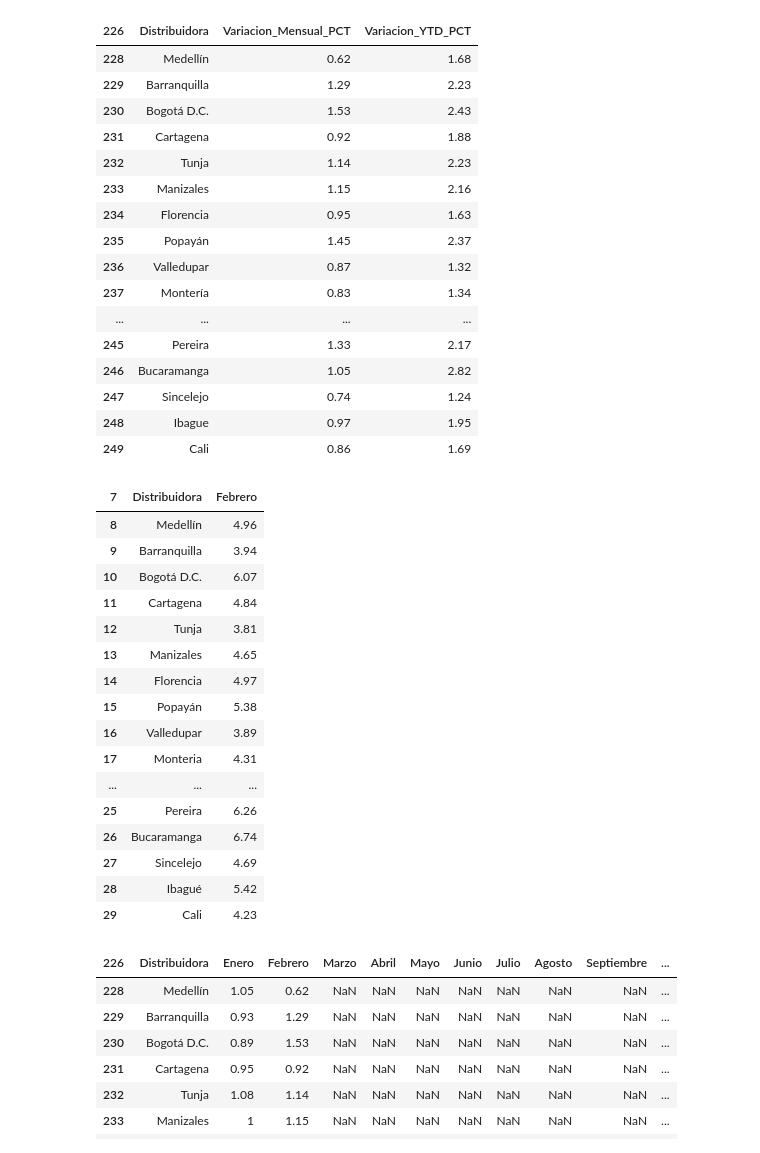
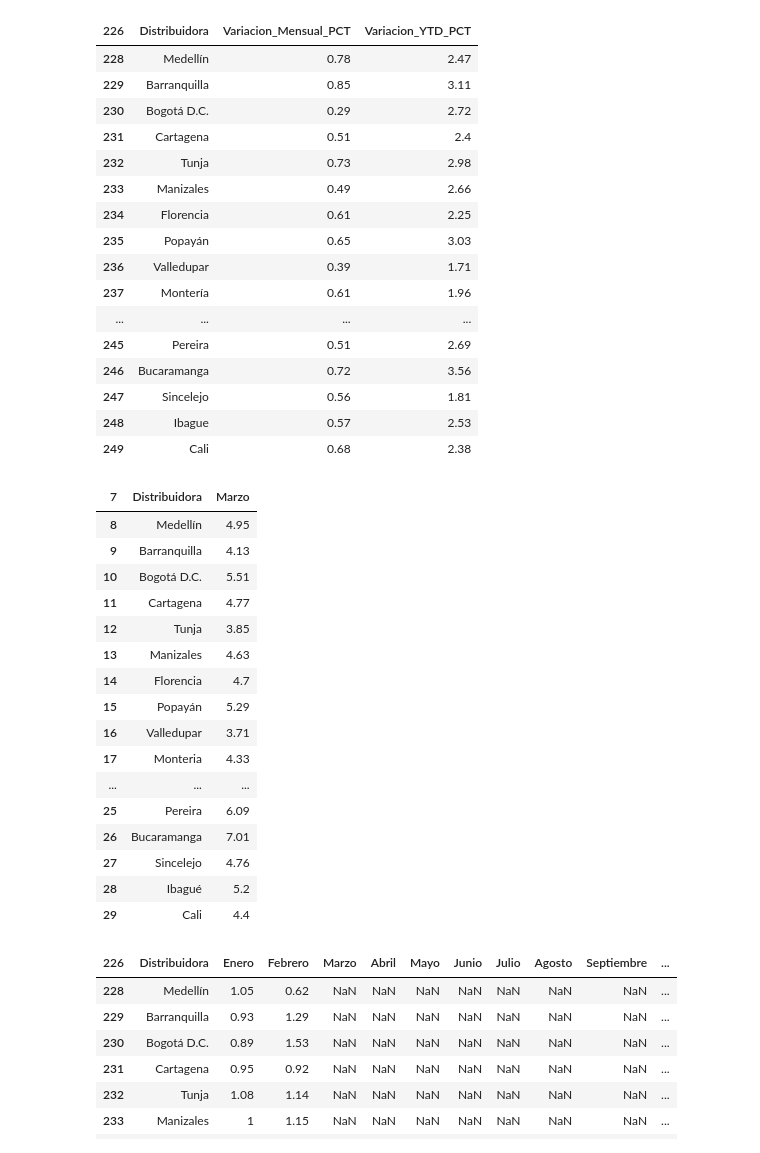
Before and after one commit to alejomd17/scrapping_temperature, a Jupyter notebook: scrapping_temperature.ipynb, the cells around one changed output. Drawn from its saved outputs; the diff is of its cells as text; code cells hidden in the pictures.

```diff
--- a/scrapping_temperature.ipynb
+++ b/scrapping_temperature.ipynb
@@ -236,46 +252,45 @@ URUGUAY
 # %%
 import requests
 import pandas as pd
 from io import BytesIO
 
-month_short = 'feb'
+month_short = 'mar'
 url_excel = f'https://www.dane.gov.co/files/operaciones/IPC/{month_short}2025/anex-IPC-CiudadesMensuales-{month_short}2025.xlsx'
 df_inflation_colombia_mensual = pd.read_excel(url_excel, header=None)
 df_inflation_colombia_mensual = df_inflation_colombia_mensual.loc[df_inflation_colombia_mensual[(df_inflation_colombia_mensual[0] == ' Variaciones mensuales 2025')].index[0] + 1:]
 df_inflation_colombia_mensual = df_inflation_colombia_mensual.loc[:df_inflation_colombia_mensual[(df_inflation_colombia_mensual[0] == 'Otras áreas urbanas')].index[0] -1]
 df_inflation_colombia_mensual.columns = df_inflation_colombia_mensual.iloc[0]
 df_inflation_colombia_mensual = df_inflation_colombia_mensual[2:]
 df_inflation_colombia_mensual = df_inflation_colombia_mensual.rename(columns={'Mes':'Distribuidora'})
 month_long = [m for m in df_inflation_colombia_mensual.columns if month_short in m[:3].lower()]
 col_select =  ['Distribuidora'] + month_long + ['Año corrido']
 df_inflation_colombia_mensual = df_inflation_colombia_mensual[col_select]
 df_inflation_colombia_mensual = df_inflation_colombia_mensual.rename(columns={month_long[0]:'Variacion_Mensual_PCT',
                                                                               'Año corrido':'Variacion_YTD_PCT'})
 df_inflation_colombia_mensual
 # %% [output]
 | 226 | Distribuidora | Variacion_Mensual_PCT | Variacion_YTD_PCT |
-| 228 | Medellín | 0.62 | 1.68 |
-| 229 | Barranquilla | 1.29 | 2.23 |
-| 230 | Bogotá D.C. | 1.53 | 2.43 |
-| 231 | Cartagena | 0.92 | 1.88 |
-| 232 | Tunja | 1.14 | 2.23 |
-| 233 | Manizales | 1.15 | 2.16 |
-| 234 | Florencia | 0.95 | 1.63 |
-| 235 | Popayán | 1.45 | 2.37 |
-| 236 | Valledupar | 0.87 | 1.32 |
-| 237 | Montería | 0.83 | 1.34 |
+| 228 | Medellín | 0.78 | 2.47 |
+| 229 | Barranquilla | 0.85 | 3.11 |
+| 230 | Bogotá D.C. | 0.29 | 2.72 |
+| 231 | Cartagena | 0.51 | 2.4 |
+| 232 | Tunja | 0.73 | 2.98 |
+| 233 | Manizales | 0.49 | 2.66 |
+| 234 | Florencia | 0.61 | 2.25 |
+| 235 | Popayán | 0.65 | 3.03 |
+| 236 | Valledupar | 0.39 | 1.71 |
+| 237 | Montería | 0.61 | 1.96 |
 | ... | ... | ... | ... |
-| 245 | Pereira | 1.33 | 2.17 |
-| 246 | Bucaramanga | 1.05 | 2.82 |
-| 247 | Sincelejo | 0.74 | 1.24 |
-| 248 | Ibague | 0.97 | 1.95 |
-| 249 | Cali | 0.86 | 1.69 |
+| 245 | Pereira | 0.51 | 2.69 |
+| 246 | Bucaramanga | 0.72 | 3.56 |
+| 247 | Sincelejo | 0.56 | 1.81 |
+| 248 | Ibague | 0.57 | 2.53 |
+| 249 | Cali | 0.68 | 2.38 |
 # %%
 import requests
 import pandas as pd
 from io import BytesIO
 
-month_short = 'feb'
 url_excel = f'https://www.dane.gov.co/files/operaciones/IPC/{month_short}2025/anex-IPC-CiudadesAnuales-{month_short}2025.xlsx'
 df_inflation_colombia_anual = pd.read_excel(url_excel, header=None)
 df_inflation_colombia_anual = df_inflation_colombia_anual.loc[df_inflation_colombia_anual[(df_inflation_colombia_anual[1] == 'Ciudad')].index[0]:]
@@ -288,23 +303,23 @@ col_select =  ['Distribuidora'] + month_long
 df_inflation_colombia_anual = df_inflation_colombia_anual[col_select]
 df_inflation_colombia_anual
 # %% [output]
-| 7 | Distribuidora | Febrero |
-| 8 | Medellín | 4.96 |
-| 9 | Barranquilla | 3.94 |
-| 10 | Bogotá D.C. | 6.07 |
-| 11 | Cartagena | 4.84 |
-| 12 | Tunja | 3.81 |
-| 13 | Manizales | 4.65 |
-| 14 | Florencia | 4.97 |
-| 15 | Popayán | 5.38 |
-| 16 | Valledupar | 3.89 |
-| 17 | Monteria | 4.31 |
+| 7 | Distribuidora | Marzo |
+| 8 | Medellín | 4.95 |
+| 9 | Barranquilla | 4.13 |
+| 10 | Bogotá D.C. | 5.51 |
+| 11 | Cartagena | 4.77 |
+| 12 | Tunja | 3.85 |
+| 13 | Manizales | 4.63 |
+| 14 | Florencia | 4.7 |
+| 15 | Popayán | 5.29 |
+| 16 | Valledupar | 3.71 |
+| 17 | Monteria | 4.33 |
 | ... | ... | ... |
-| 25 | Pereira | 6.26 |
-| 26 | Bucaramanga | 6.74 |
-| 27 | Sincelejo | 4.69 |
-| 28 | Ibagué | 5.42 |
-| 29 | Cali | 4.23 |
+| 25 | Pereira | 6.09 |
+| 26 | Bucaramanga | 7.01 |
+| 27 | Sincelejo | 4.76 |
+| 28 | Ibagué | 5.2 |
+| 29 | Cali | 4.4 |
 # %%
 df_inflation_colombia
 
```
Also changed, not shown: parts of 11 cells of this notebook, 10 other files.
